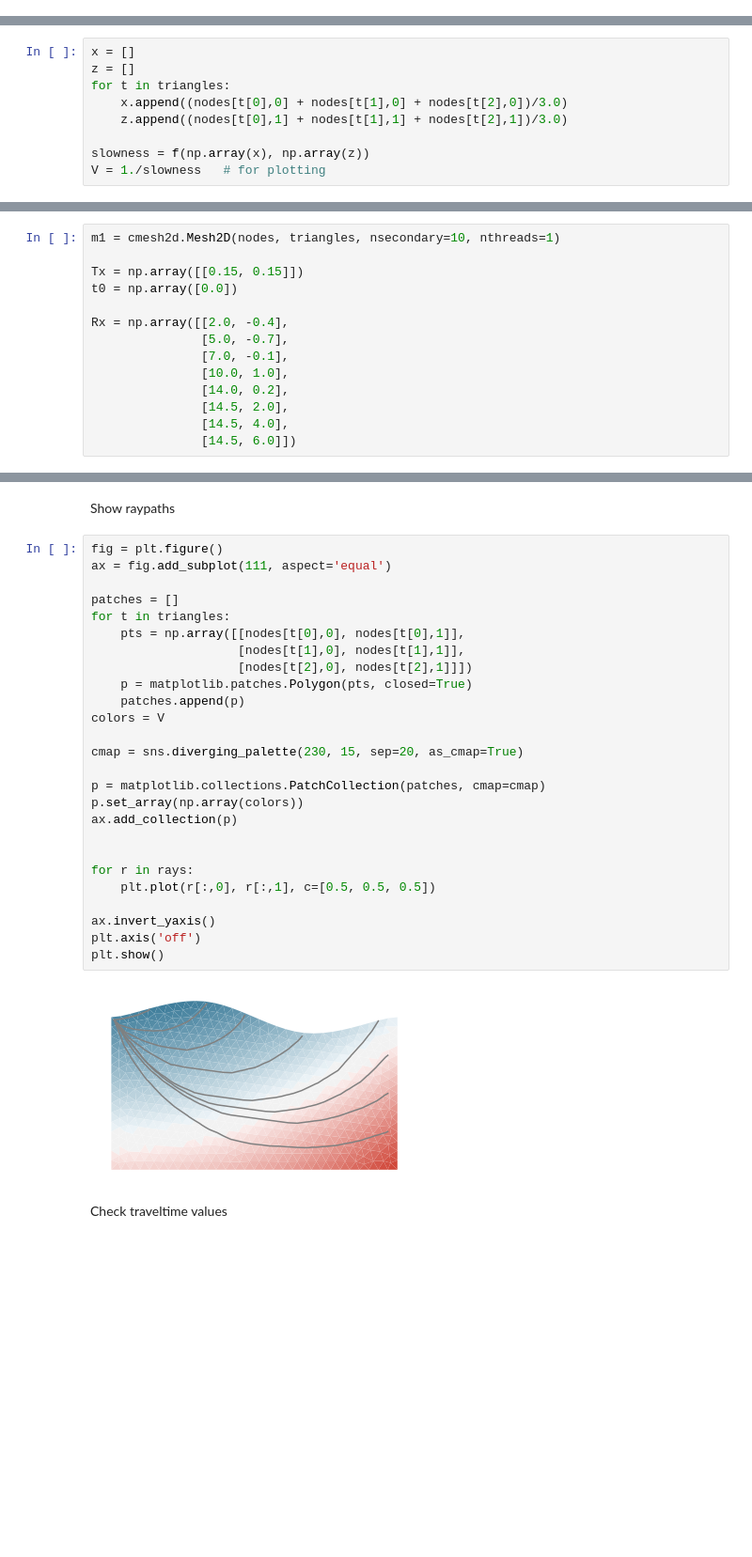
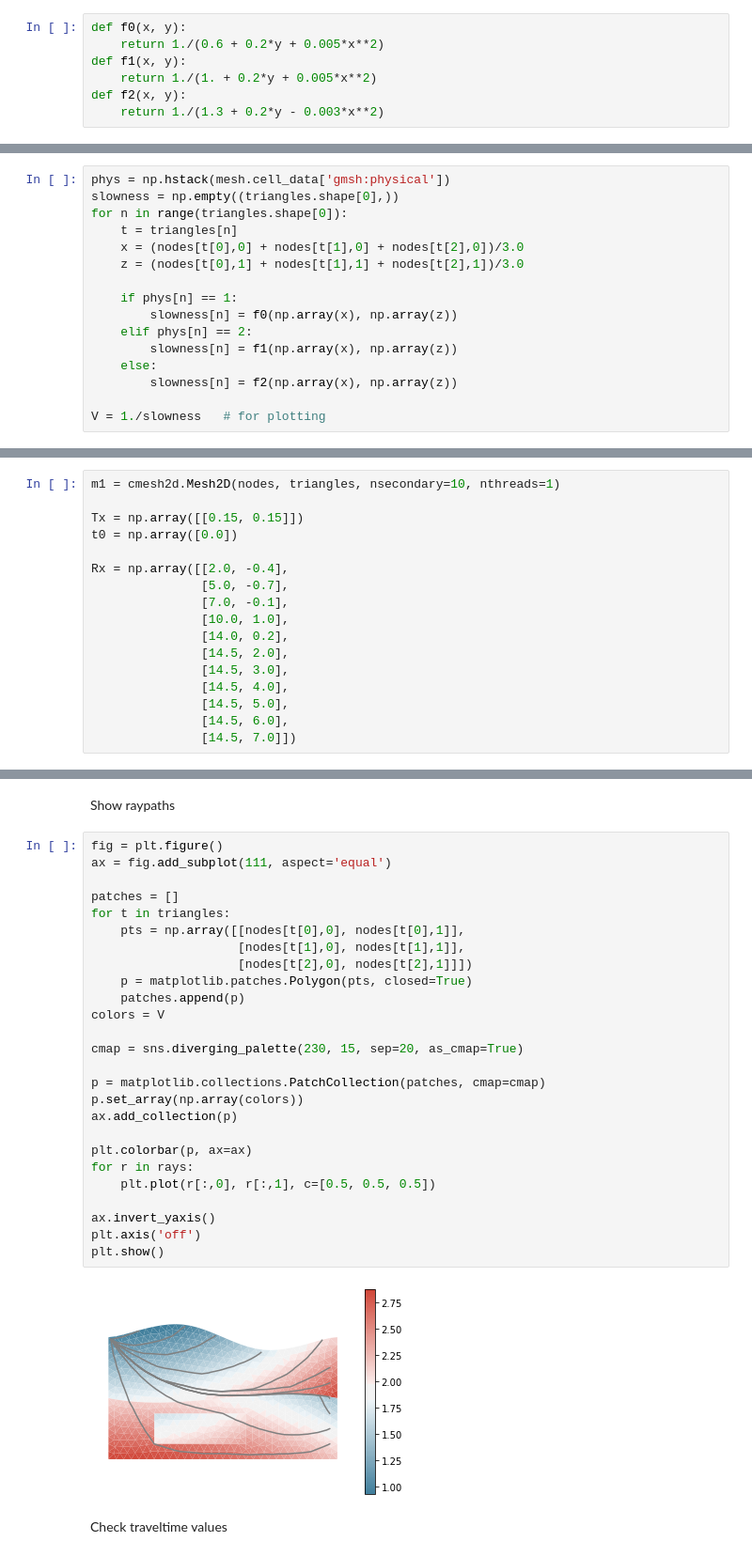
Before and after one commit to groupeLIAMG/ttcr, a Jupyter notebook: examples/example_cmesh2d.ipynb, the cells around one changed output, grey strips where cells are left out. Shown: that part at 94% size. Saved outputs shown, nothing was run; the diff lists cells and outputs as text; blank space fills up the shorter version.

```diff
--- a/examples/example_cmesh2d.ipynb
+++ b/examples/example_cmesh2d.ipynb
@@ -15,3 +12,10 @@ def f(x, y):
+# %%
+def f0(x, y):
+    return 1./(0.6 + 0.2*y + 0.005*x**2)
+def f1(x, y):
+    return 1./(1. + 0.2*y + 0.005*x**2)
+def f2(x, y):
+    return 1./(1.3 + 0.2*y - 0.003*x**2)
 # %% [markdown]
 Create a mesh with pygmsh
 # %%
@@ -70,13 +98,20 @@ triangles = mesh.cells_dict['triangle']
 # %% [markdown]
 Compute centroid of triangles and compute slowness at these coordonates
 # %%
-x = []
-z = []
-for t in triangles:
-    x.append((nodes[t[0],0] + nodes[t[1],0] + nodes[t[2],0])/3.0)
-    z.append((nodes[t[0],1] + nodes[t[1],1] + nodes[t[2],1])/3.0)
+phys = np.hstack(mesh.cell_data['gmsh:physical'])
+slowness = np.empty((triangles.shape[0],))
+for n in range(triangles.shape[0]):
+    t = triangles[n]
+    x = (nodes[t[0],0] + nodes[t[1],0] + nodes[t[2],0])/3.0
+    z = (nodes[t[0],1] + nodes[t[1],1] + nodes[t[2],1])/3.0
 
-slowness = f(np.array(x), np.array(z))
+    if phys[n] == 1:
+        slowness[n] = f0(np.array(x), np.array(z))
+    elif phys[n] == 2:
+        slowness[n] = f1(np.array(x), np.array(z))
+    else:
+        slowness[n] = f2(np.array(x), np.array(z))
+
 V = 1./slowness   # for plotting
 # %% [markdown]
 Create mesh and define source & receivers
@@ -92,8 +127,11 @@ Rx = np.array([[2.0, -0.4],
                [10.0, 1.0],
                [14.0, 0.2],
                [14.5, 2.0],
+               [14.5, 3.0],
                [14.5, 4.0],
-               [14.5, 6.0]])
+               [14.5, 5.0],
+               [14.5, 6.0],
+               [14.5, 7.0]])
 # %% [markdown]
 Compute traveltimes & raypaths
 # %%
@@ -103,31 +141,31 @@ Show raypaths
 # %%
 fig = plt.figure()
 ax = fig.add_subplot(111, aspect='equal')
 
 patches = []
 for t in triangles:
     pts = np.array([[nodes[t[0],0], nodes[t[0],1]],
                     [nodes[t[1],0], nodes[t[1],1]],
                     [nodes[t[2],0], nodes[t[2],1]]])
     p = matplotlib.patches.Polygon(pts, closed=True)
     patches.append(p)
 colors = V
 
 cmap = sns.diverging_palette(230, 15, sep=20, as_cmap=True)
 
 p = matplotlib.collections.PatchCollection(patches, cmap=cmap)
 p.set_array(np.array(colors))
 ax.add_collection(p)
 
-
+plt.colorbar(p, ax=ax)
 for r in rays:
     plt.plot(r[:,0], r[:,1], c=[0.5, 0.5, 0.5])
 
 ax.invert_yaxis()
 plt.axis('off')
 plt.show()
 # %% [output]
-[figure, old version]
+[figure, new version]
 # %% [markdown]
 Check traveltime values
 # %%
```
Also changed, not shown: parts of 6 cells of this notebook, 3 other files.
